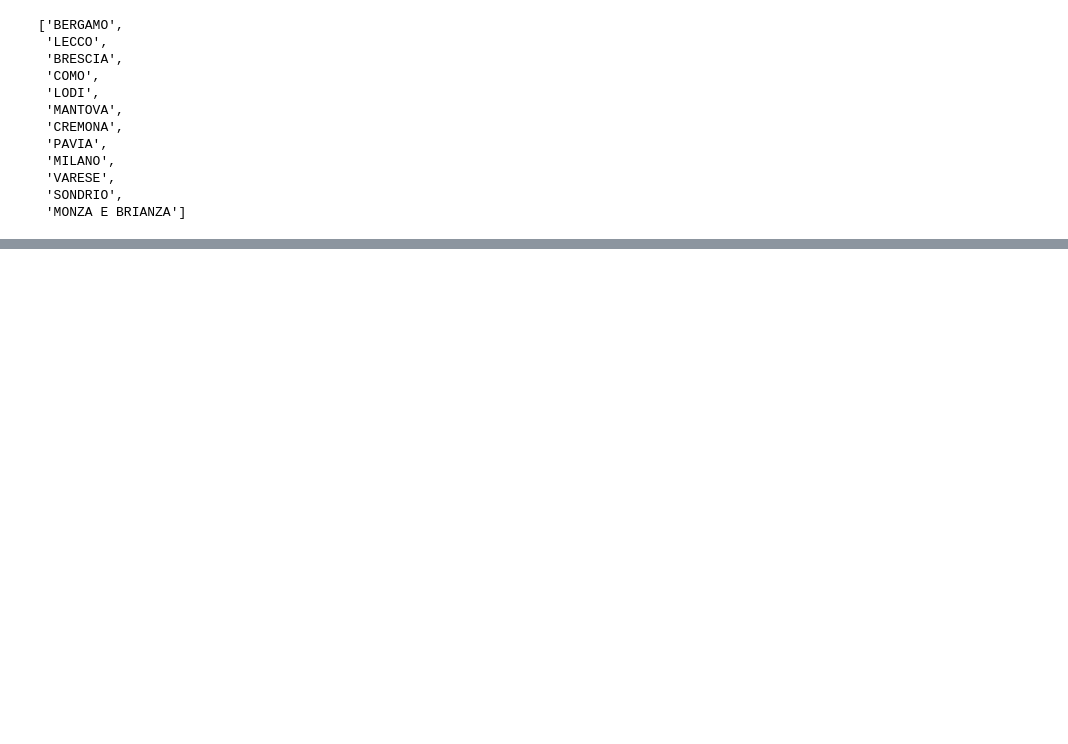
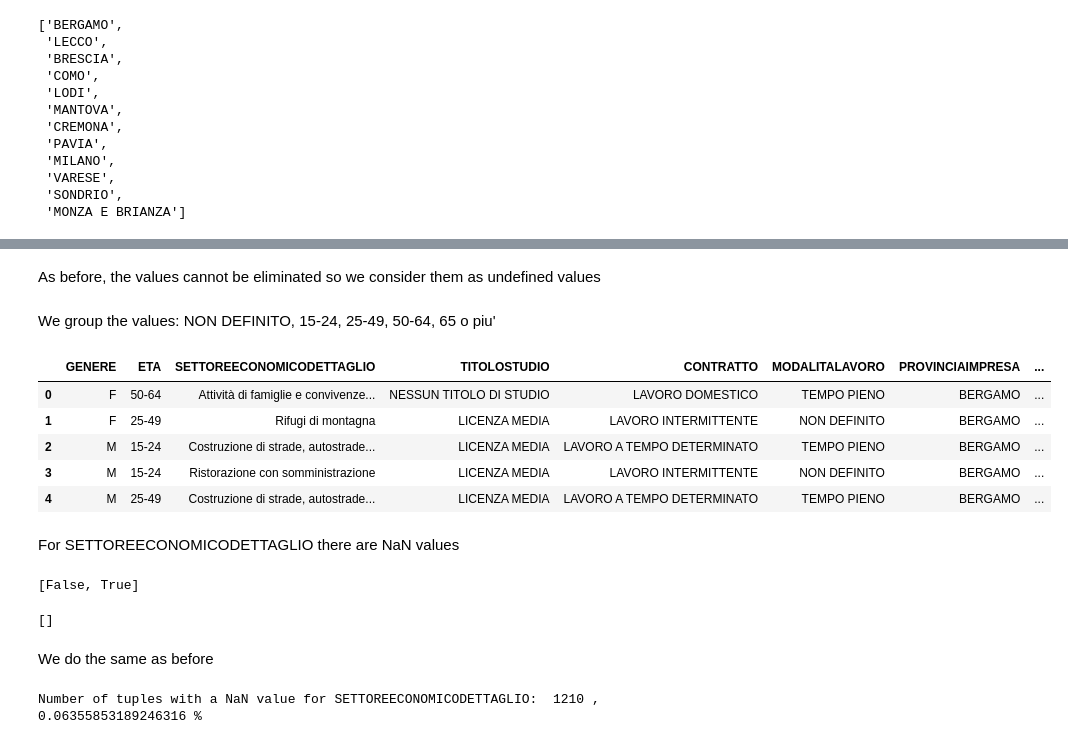
Before and after one commit to BruhZul/DataScienceLaboratory, a Jupyter notebook: Final/Transformation.ipynb, the cells around one changed output, grey strips where cells are left out. Cells and saved outputs as stored; diff of their text form; code cells hidden in the pictures; blank space fills up the shorter version.

```diff
--- a/Final/Transformation.ipynb
+++ b/Final/Transformation.ipynb
@@ -432,0 +490,3 @@ check in different categories if they can be eliminated
+# %%
+conditionA = contract_2021.ETA < 15
+print("Number of tuples without a 'ETA' value lower than 15: ", len(contract_2021[conditionA]), ",",(len(contract_2021[conditionA])/len(contract_2021.ETA))*100,"%")
@@ -433,2 +556,41 @@ check in different categories if they can be eliminated
+# %% [markdown]
+As before, the values cannot be eliminated so we consider them as undefined values
+# %%
+contract_2021.loc[conditionA, 'ETA'] = 0
+# %% [markdown]
+We group the values: NON DEFINITO, 15-24, 25-49, 50-64, 65 o piu'
+# %%
+'''First the age values are substituted with values 0,1,2,3,4 (from "ND", "15-24" to "65 o piu'"), then they are changed with the
+actual names'''
+contract_2021.loc[contract_2021.ETA < 15, 'ETA'] = 0
+contract_2021.loc[(contract_2021.ETA > 14) & (contract_2021.ETA < 25), 'ETA'] = 1
+contract_2021.loc[(contract_2021.ETA > 24) & (contract_2021.ETA < 50), 'ETA'] = 2
+contract_2021.loc[(contract_2021.ETA > 49) & (contract_2021.ETA < 65), 'ETA'] = 3
+contract_2021.loc[contract_2021.ETA > 64, 'ETA'] = 4
+
+contract_2021 = contract_2021.replace({0:"NON DEFINITO", 1:"15-24", 2:"25-49", 3:"50-64", 4:"65 o piu'"})
+contract_2021.head()
+# %% [output]
+|  | GENERE | ETA | SETTOREECONOMICODETTAGLIO | TITOLOSTUDIO | CONTRATTO | MODALITALAVORO | PROVINCIAIMPRESA | ... |
+| 0 | F | 50-64 | Attività di famiglie e convivenze... | NESSUN TITOLO DI STUDIO | LAVORO DOMESTICO | TEMPO PIENO | BERGAMO | ... |
+| 1 | F | 25-49 | Rifugi di montagna | LICENZA MEDIA | LAVORO INTERMITTENTE | NON DEFINITO | BERGAMO | ... |
+| 2 | M | 15-24 | Costruzione di strade, autostrade... | LICENZA MEDIA | LAVORO A TEMPO DETERMINATO | TEMPO PIENO | BERGAMO | ... |
+| 3 | M | 15-24 | Ristorazione con somministrazione | LICENZA MEDIA | LAVORO INTERMITTENTE | NON DEFINITO | BERGAMO | ... |
+| 4 | M | 25-49 | Costruzione di strade, autostrade... | LICENZA MEDIA | LAVORO A TEMPO DETERMINATO | TEMPO PIENO | BERGAMO | ... |
+# %% [markdown]
+For SETTOREECONOMICODETTAGLIO there are NaN values
 # %%
-len(contract_1819.SETTOREECONOMICODETTAGLIO.unique().tolist())
+contract_2021.SETTOREECONOMICODETTAGLIO.isna().unique().tolist()
+# %% [output]
+[False, True]
+# %%
+contract_2021.SETTOREECONOMICODETTAGLIO[contract_2021.SETTOREECONOMICODETTAGLIO == 'NON DEFINITO'].unique().tolist()
+# %% [output]
+[]
+# %% [markdown]
+We do the same as before
+# %%
+conditionA = contract_2021.SETTOREECONOMICODETTAGLIO.isna()
+print("Number of tuples with a NaN value for SETTOREECONOMICODETTAGLIO: ", len(contract_2021[conditionA]), ",",(len(contract_2021[conditionA])/len(contract_2021.SETTOREECONOMICODETTAGLIO))*100,"%")
+# %% [output]
+Number of tuples with a NaN value for SETTOREECONOMICODETTAGLIO:  1210 , 0.06355853189246316 %
```
Also changed, not shown: parts of 80 cells of this notebook.
